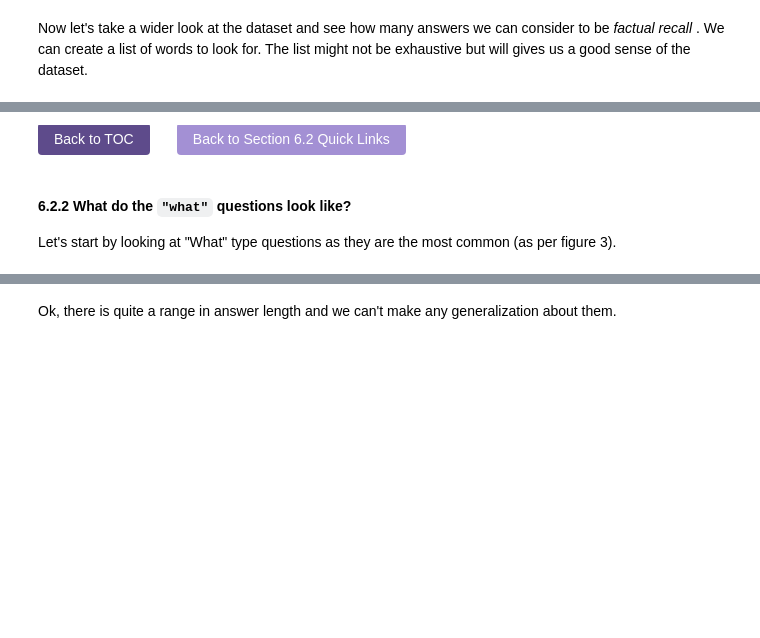
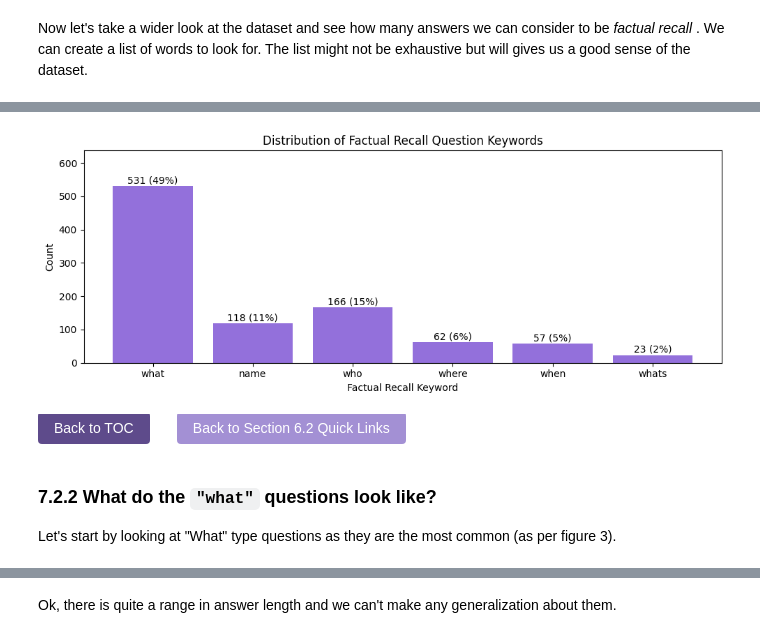
Before and after one commit to RSipra/semantic_verification_engine, a Jupyter notebook: src/data_scripts/02-clean_plus_EDA_of_dataset.ipynb, the cells around one changed output, grey strips where cells are left out. Cells and saved outputs as stored; diff of their text form; code cells hidden in the pictures; blank space fills up the shorter version.

```diff
--- a/src/data_scripts/02-clean_plus_EDA_of_dataset.ipynb
+++ b/src/data_scripts/02-clean_plus_EDA_of_dataset.ipynb
@@ -887,35 +935,37 @@ for keyword in factual_recall_list:
 # %%
 # 2. Visualize as a barchart
 
 # Gather data from dict
 keywords = list(factq_dict.keys())
 counts = [factq_dict[k]['count'] for k in keywords]
 percentages = [factq_dict[k]['percentage of total'] for k in keywords]
 
 # Plot
-plt.figure(figsize=(8, 4))
+plt.figure(figsize=(10, 4))
 bars = plt.bar(keywords, counts, color='mediumpurple' )
 
 # Add "count (n%)"" labels above bars
 for bar, count, pct in zip(bars, counts, percentages):
     label = f"{count} ({pct:.0f}%)"
     plt.text(bar.get_x() + bar.get_width()/2, bar.get_height() + 2,
              label, ha='center', va='bottom', fontsize=10)
 
 # Axis labels and title
 plt.ylabel("Count")
 plt.xlabel("Factual Recall Keyword")
 plt.title(f"Distribution of Factual Recall Question Keywords")
 plt.ylim(0, max(counts) * 1.2)  # Add some space above bars
 
 plt.tight_layout()
 plt.show()
+# %% [output]
+[figure, added]
 # %% [markdown]
 <a href="#table-of-contents" style="display:inline-block; padding:8px 16px; background-color:#5e4b8b; color:white; text-align:center; text-decoration:none; border-radius:4px;">Back to TOC</a>
 &nbsp;&nbsp;&nbsp;&nbsp;&nbsp;
 <a href="#section-62-quick-links" style="display:inline-block; padding:8px 16px; background-color:#a390d4; color:white; text-align:center; text-decoration:none; border-radius:4px;">Back to Section 6.2 Quick Links</a>
 # %% [markdown]
-#### 6.2.2 What do the `"what"` questions look like?
+### 7.2.2 What do the `"what"` questions look like?
 
 Let's start by looking at "What" type questions as they are the most common (as per figure 3).
 # %%
```
Also changed, not shown: parts of 168 cells of this notebook, 1 other file.
